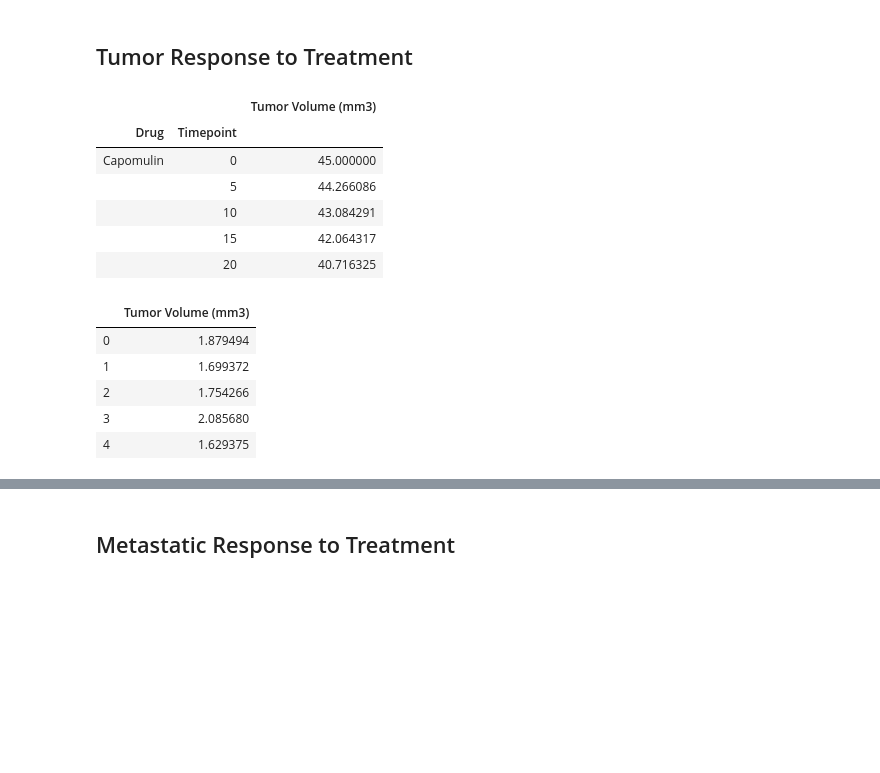
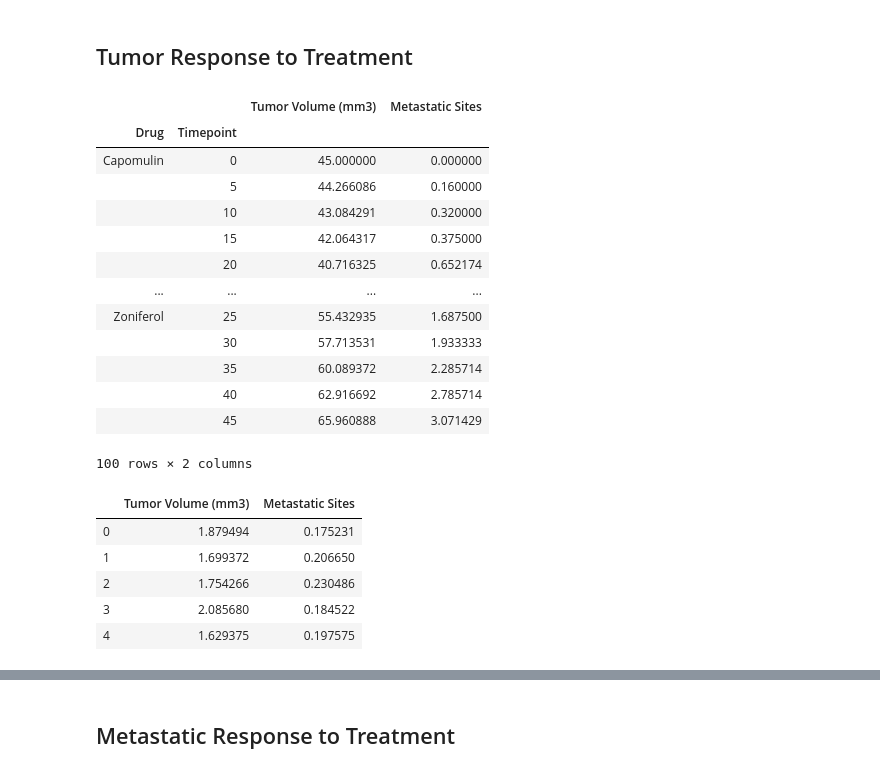
Before and after one commit to TrevorLovesMommy/matplotlib-challenge, a Jupyter notebook: Pymaceuticals/02-Homework_05-Matplotlib_Instructions_Pymaceuticals_pymaceuticals_starter.ipynb, the cells around one changed output, grey strips where cells are left out. Drawn from its saved outputs; the diff is of its cells as text; code cells hidden in the pictures; blank space fills up the shorter version.

```diff
--- a/Pymaceuticals/02-Homework_05-Matplotlib_Instructions_Pymaceuticals_pymaceuticals_starter.ipynb
+++ b/Pymaceuticals/02-Homework_05-Matplotlib_Instructions_Pymaceuticals_pymaceuticals_starter.ipynb
@@ -36,27 +36,36 @@ merge_df.head()
 # %%
 # Store the Mean Tumor Volume Data Grouped by Drug and Timepoint
 drug_group = merge_df.groupby(["Drug", "Timepoint"]).mean()
 
+
 # Convert to DataFrame
 drug_group_df = pd.DataFrame(drug_group)
-drug_group_df = drug_group_df.drop("Metastatic Sites", axis=1)
+
+#drug_group_df = drug_group_df.drop("Metastatic Sites")
 
 # Preview DataFrame
-drug_group_df.head()
+drug_group_df
 # %% [output]
-|  |  | Tumor Volume (mm3) |
-| Drug | Timepoint |  |
-| Capomulin | 0 | 45.000000 |
-|  | 5 | 44.266086 |
-|  | 10 | 43.084291 |
-|  | 15 | 42.064317 |
-|  | 20 | 40.716325 |
+|  |  | Tumor Volume (mm3) | Metastatic Sites |
+| Drug | Timepoint |  |  |
+| Capomulin | 0 | 45.000000 | 0.000000 |
+|  | 5 | 44.266086 | 0.160000 |
+|  | 10 | 43.084291 | 0.320000 |
+|  | 15 | 42.064317 | 0.375000 |
+|  | 20 | 40.716325 | 0.652174 |
+| ... | ... | ... | ... |
+| Zoniferol | 25 | 55.432935 | 1.687500 |
+|  | 30 | 57.713531 | 1.933333 |
+|  | 35 | 60.089372 | 2.285714 |
+|  | 40 | 62.916692 | 2.785714 |
+|  | 45 | 65.960888 | 3.071429 |
+100 rows × 2 columns
 # %%
 # Store the Standard Error of Tumor Volumes Grouped by Drug and Timepoint
 drug_group_df.shape
 
 div = 20  #20 observations in each sample
-lim = len(drug_group_df) // div  #should be 5 samples
+lim = len(drug_group_df) // div  #number of samples should be 5
 lim
 samples = [drug_group_df.iloc[(i * div):(i * div + div),:]
            for i in range(0, lim)]
@@ -67,16 +76,15 @@ means = [s.mean() for s in samples]
 # Calculate standard error on means
 sem = [s.sem() for s in samples]
 
-type(sem)
 # Convert to DataFrame
 sem_pd = pd.DataFrame(sem)
 
 # Preview DataFrame
 sem_pd
 # %% [output]
-|  | Tumor Volume (mm3) |
-| 0 | 1.879494 |
-| 1 | 1.699372 |
-| 2 | 1.754266 |
-| 3 | 2.085680 |
-| 4 | 1.629375 |
+|  | Tumor Volume (mm3) | Metastatic Sites |
+| 0 | 1.879494 | 0.175231 |
+| 1 | 1.699372 | 0.206650 |
+| 2 | 1.754266 | 0.230486 |
+| 3 | 2.085680 | 0.184522 |
+| 4 | 1.629375 | 0.197575 |
```
Also changed, not shown: parts of 12 cells of this notebook, 1 other file.
